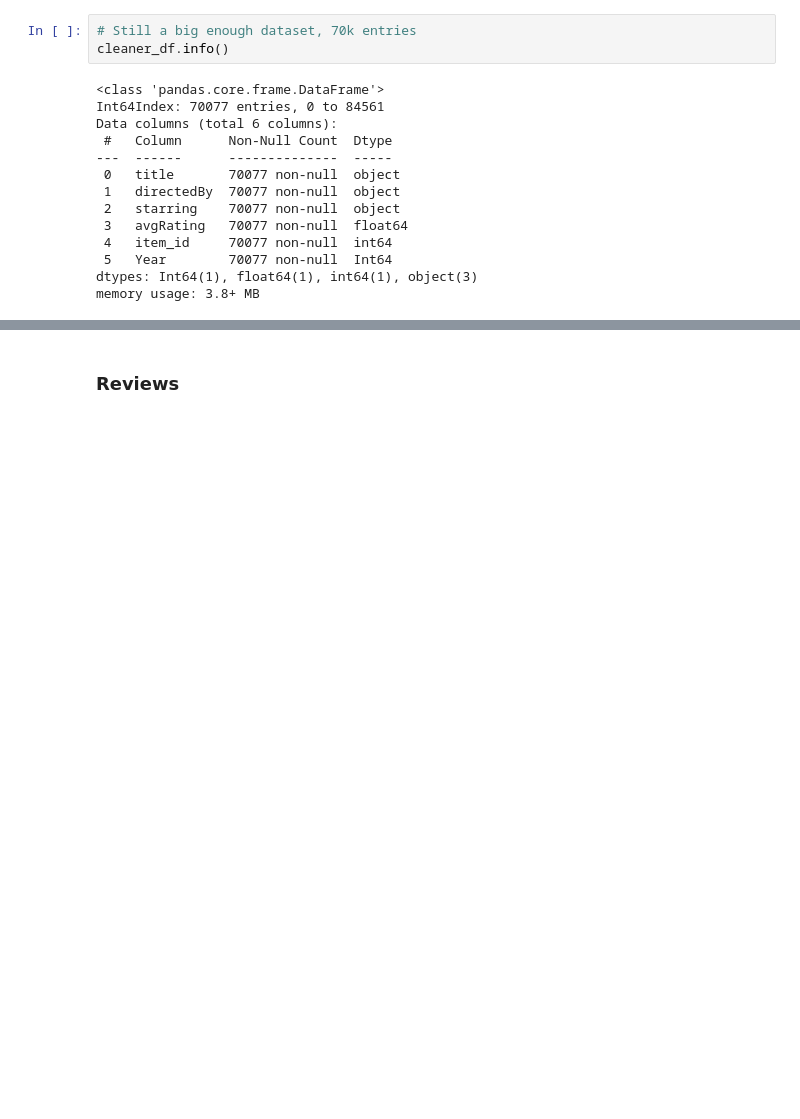
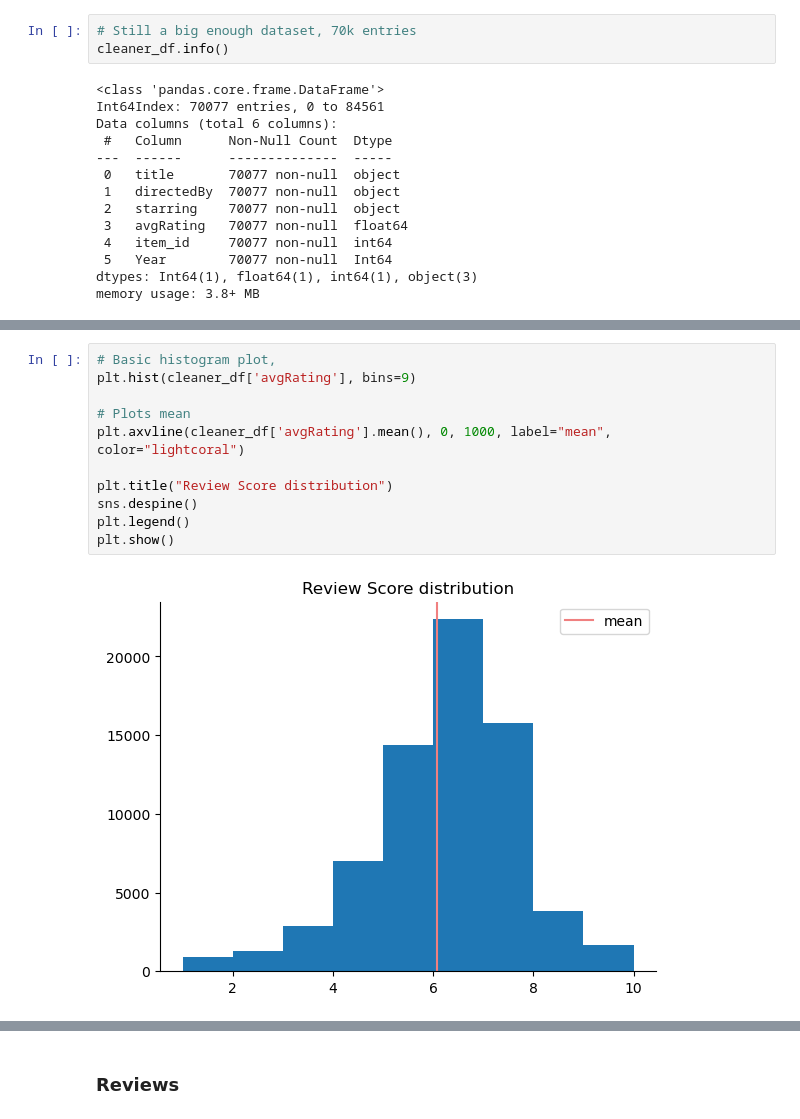
Before and after one commit to MichaelRong97/NLP-for-Improved-Movie-Rating-Predictions, a Jupyter notebook: Capstone Work File.ipynb, the cells around one changed output, grey strips where cells are left out. Saved outputs shown, nothing was run; the diff lists cells and outputs as text; blank space fills up the shorter version.

```diff
--- a/Capstone Work File.ipynb
+++ b/Capstone Work File.ipynb
@@ -490,0 +320,13 @@ SyntaxError: invalid syntax (951603790.py, line 4)
+# %%
+# Basic histogram plot,
+plt.hist(cleaner_df['avgRating'], bins=9)
+
+# Plots mean
+plt.axvline(cleaner_df['avgRating'].mean(), 0, 1000, label="mean", color="lightcoral")
+
+plt.title("Review Score distribution")
+sns.despine()
+plt.legend()
+plt.show()
+# %% [output]
+[figure, added]
```
Also changed, not shown: parts of 50 cells of this notebook.
